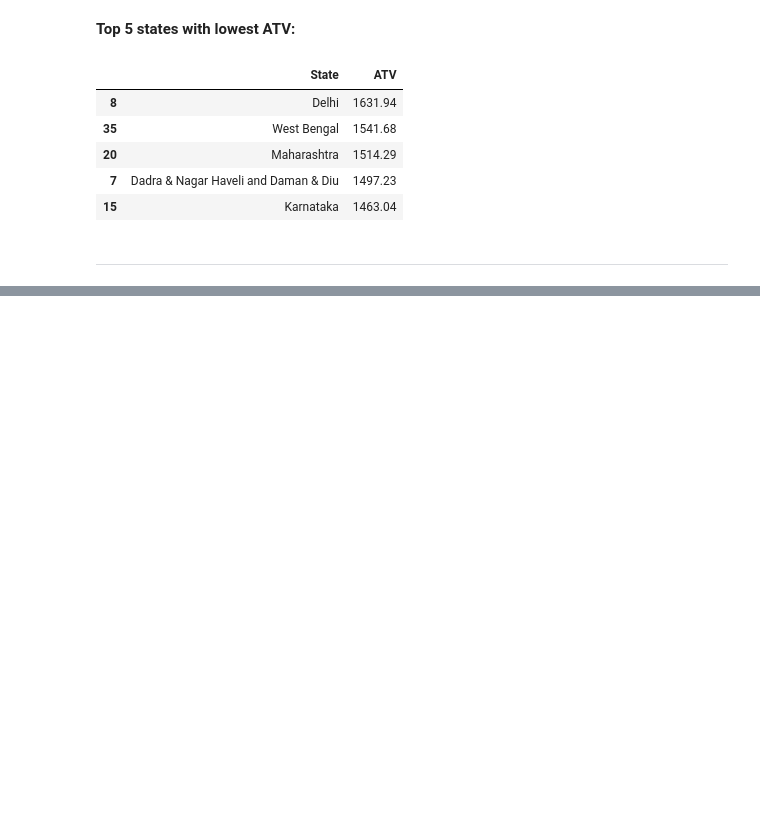
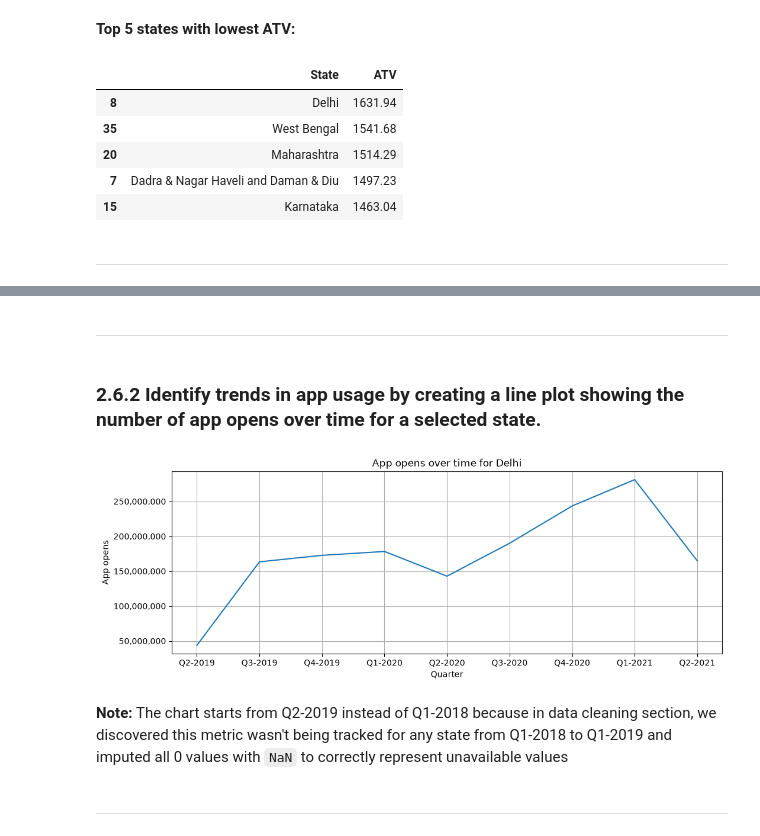
Before and after one commit to chetanchandel31/da_phone_pe, a Jupyter notebook: notebooks/01_phone_pe_analysis.ipynb, the cells around one changed output, grey strips where cells are left out. Cells and saved outputs as stored; diff of their text form; code cells hidden in the pictures; blank space fills up the shorter version.

Commit message:
app usage trends

```diff
--- a/notebooks/01_phone_pe_analysis.ipynb
+++ b/notebooks/01_phone_pe_analysis.ipynb
@@ -947,0 +975,35 @@ display(df_state_atv.tail(5))
+# %% [markdown]
+---
+# %% [markdown]
+### 2.6.2 Identify trends in app usage by creating a line plot showing the number of app opens over time for a selected state.
+# %%
+selected_state = "Delhi"
+df = dfs["state_txn_users"]
+df_selected_state = df[df["State"] == selected_state].copy()
+
+# not really needed because dataset is already sorted by state -> year -> quarter
+df_selected_state = df_selected_state.sort_values(by=["Year", "Quarter"], ascending=True)
+
+df_selected_state["Period"] = (
+    "Q" + df_selected_state["Quarter"].astype(str) + "-" + df_selected_state["Year"].astype(str)
+)
+
+plt.figure(figsize=(12, 4))
+sns.lineplot(df_selected_state, x="Period", y="App Opens")
+
+plt.title(f"App opens over time for {selected_state}")
+plt.xlabel("Quarter")
+plt.ylabel("App opens")
+
+# show normal numbers on y axis not scientific notation
+ax = plt.gca()
+ax.yaxis.set_major_formatter(ticker.FuncFormatter(lambda x, _: f"{int(x):,}"))
+
+plt.grid()
+plt.show()
+# %% [output]
+[figure, added]
+# %% [markdown]
+**Note:** The chart starts from Q2-2019 instead of Q1-2018 because in data cleaning section, we discovered this metric wasn't being tracked for any state from Q1-2018 to Q1-2019 and imputed all 0 values with `NaN` to correctly represent unavailable values
+# %% [markdown]
+---
```
Also changed, not shown: parts of 3 cells of this notebook.
